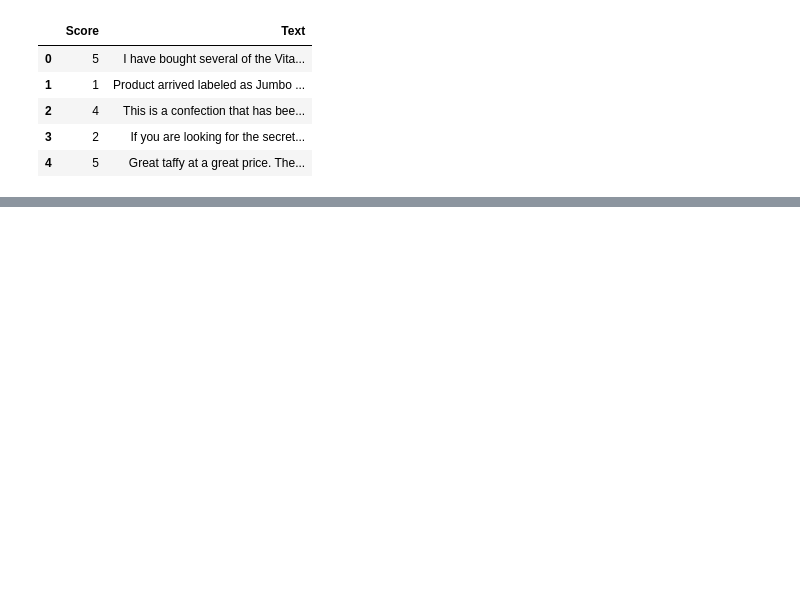
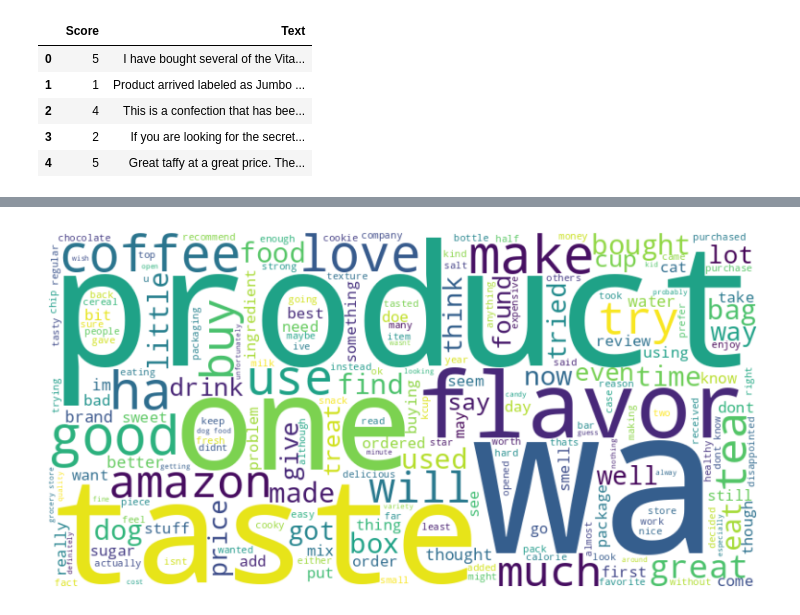
Before and after one commit to owenkutzscher/Data-Mining-Final-Project-NLP-RNN-Neural-Network, a Jupyter notebook: code/gettingToKnowTheData.ipynb, the cells around one changed output, grey strips where cells are left out. Cells and saved outputs as stored; diff of their text form; code cells hidden in the pictures; blank space fills up the shorter version.

```diff
--- a/code/gettingToKnowTheData.ipynb
+++ b/code/gettingToKnowTheData.ipynb
@@ -57,0 +118,31 @@ sns.countplot(data=df2, x="Score")
+# %%
+
+# Extra data cleaning (may make models perform worse, or better...)
+
+# Lemmatization (Reduce words to their base)
+lemmatizer = WordNetLemmatizer()
+df['Text'] = df['Text'].apply(lambda x: ' '.join([lemmatizer.lemmatize(word) for word in x.split()]))
+
+# Remove Punctuation
+df['Text'] = df['Text'].apply(lambda x: x.translate(str.maketrans('', '', string.punctuation)))
+
+# Drop noisy text, such as special characters, numbers, or other non-text elements.
+df['Text'] = df['Text'].str.replace(r'[^a-zA-Z\s]', '', regex=True)
+
+
+
+# # If you try to print the word cloud after uncommenting below it will crash the kernal!
+# # Remove Common Stop Words (“a,” “the,” “is,” “are,” etc.)
+# from nltk.corpus import stopwords
+# stop_words = set(stopwords.words('english'))
+# df['Text'] = df['Text'].apply(lambda x: ' '.join([word for word in x.split() if word.lower() not in stop_words]))
+# %%
+# Generate and display word cloud
+text_combined = ' '.join(df['Text'])
+wordcloud = WordCloud(width=800, height=400, background_color='white').generate(text_combined)
+plt.figure(figsize=(10, 5))
+plt.imshow(wordcloud, interpolation='bilinear')
+plt.axis('off')
+plt.show()
+# %% [output]
+[figure, added]
```
Also changed, not shown: parts of 10 cells of this notebook.
